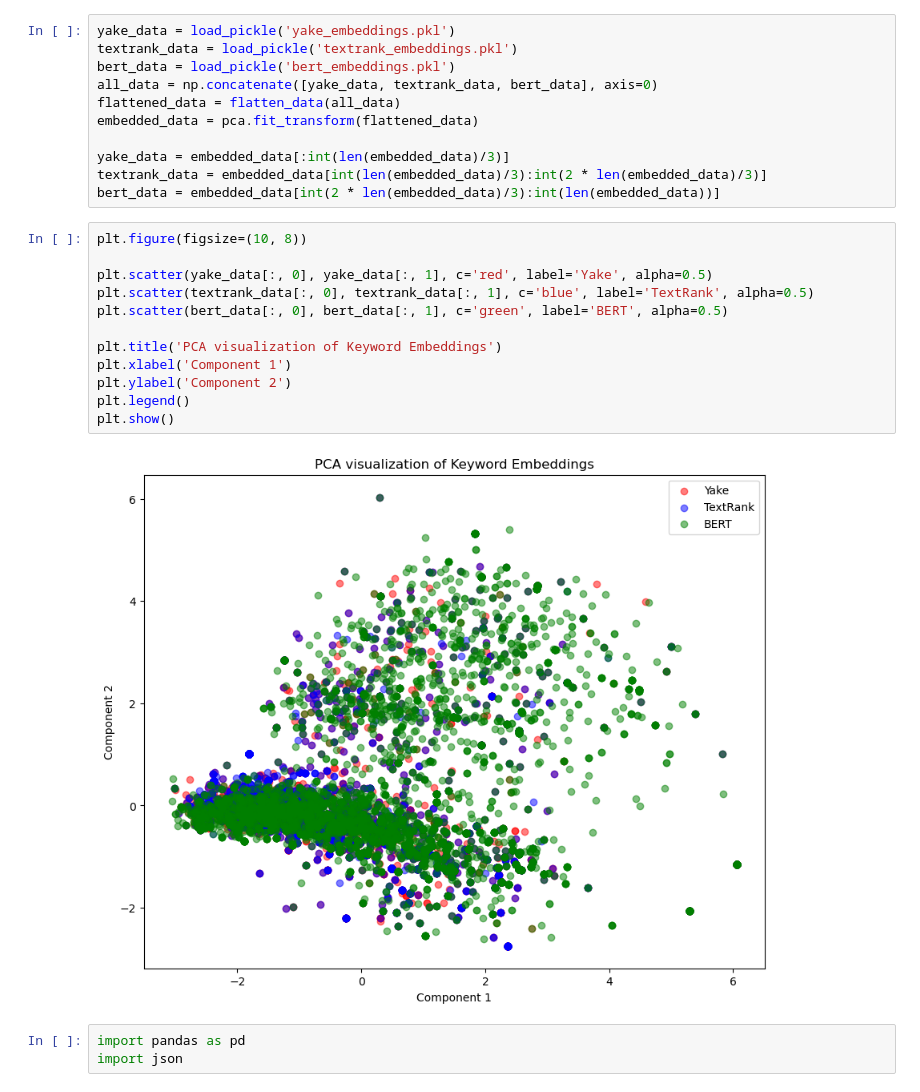
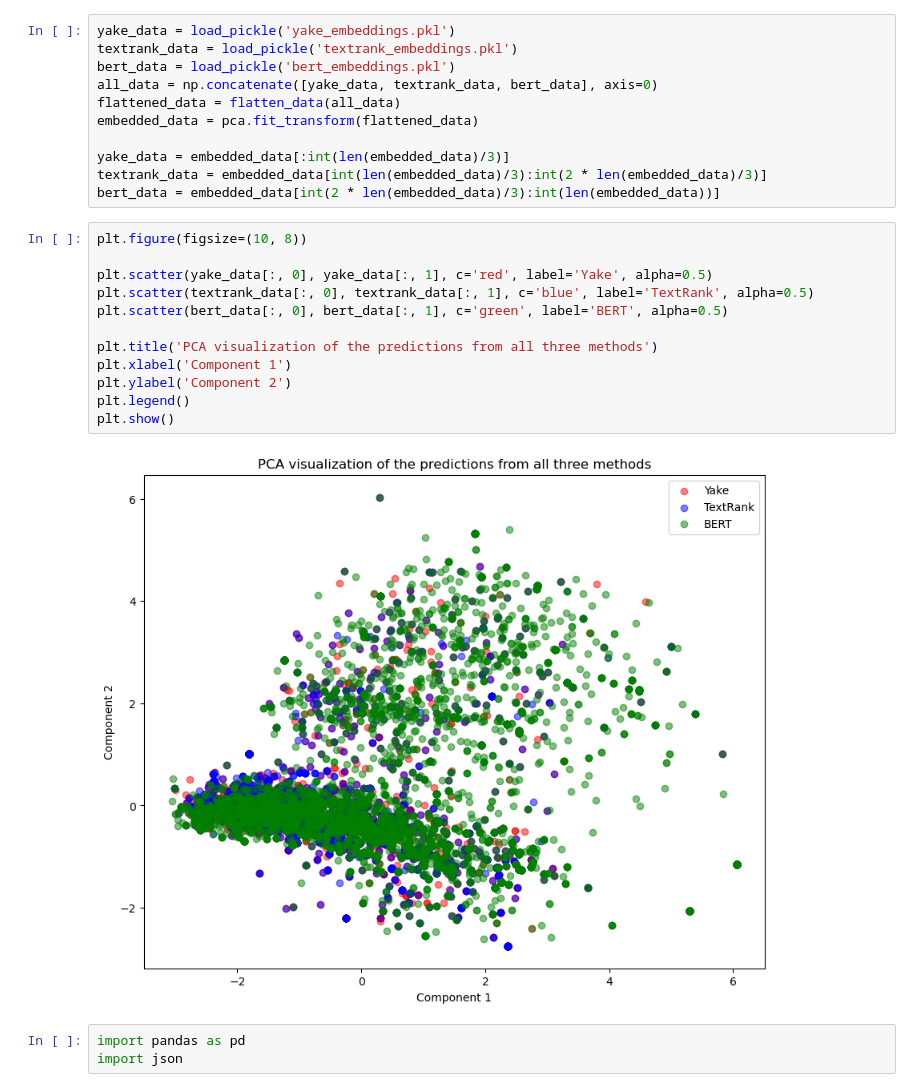
Before and after one commit to Mateusz-Wojciechowski/keyword-extraction, a Jupyter notebook: data_playground.ipynb, the cells around one changed output. Cells and saved outputs as stored; diff of their text form.

```diff
--- a/data_playground.ipynb
+++ b/data_playground.ipynb
@@ -29,17 +29,17 @@ bert_data = embedded_data[int(2 * len(embedded_data)/3):int(len(embedded_data))]
 # %%
 plt.figure(figsize=(10, 8))
 
 plt.scatter(yake_data[:, 0], yake_data[:, 1], c='red', label='Yake', alpha=0.5)
 plt.scatter(textrank_data[:, 0], textrank_data[:, 1], c='blue', label='TextRank', alpha=0.5)
 plt.scatter(bert_data[:, 0], bert_data[:, 1], c='green', label='BERT', alpha=0.5)
 
-plt.title('PCA visualization of Keyword Embeddings')
+plt.title('PCA visualization of the predictions from all three methods')
 plt.xlabel('Component 1')
 plt.ylabel('Component 2')
 plt.legend()
 plt.show()
 # %% [output]
-[figure, old version]
+[figure, new version]
 # %%
 import pandas as pd
 import json
```
Also changed, not shown: parts of 5 cells of this notebook.
